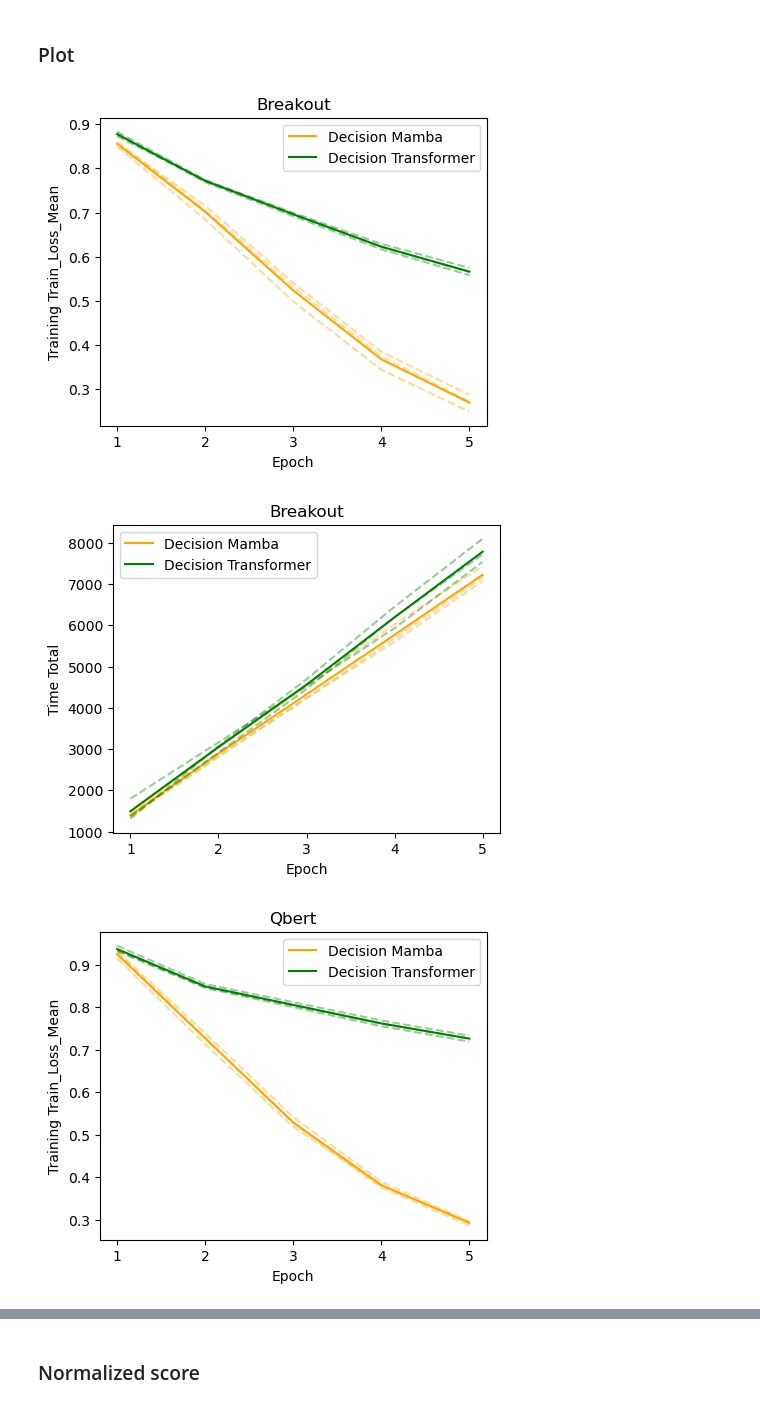
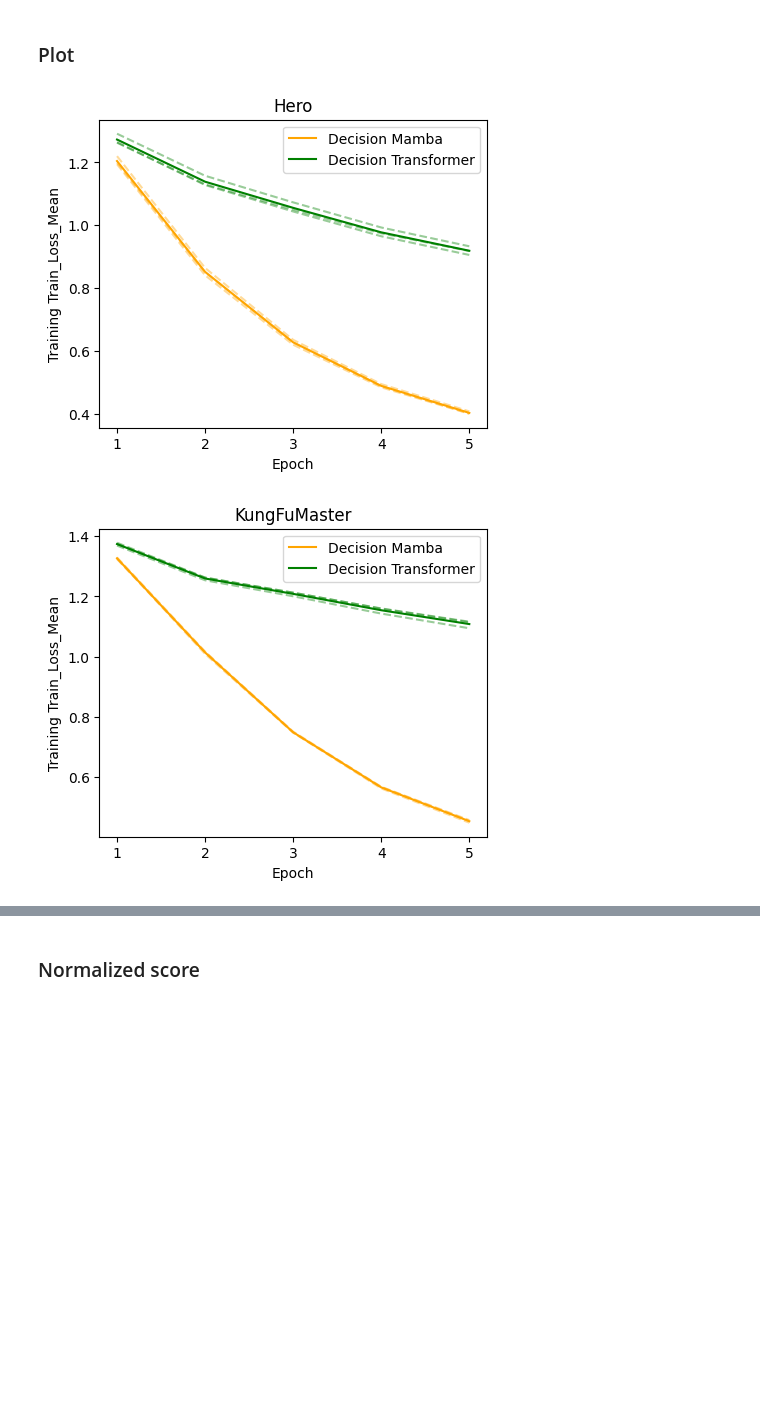
Before and after one commit to 0x1DA9430/Decision-Transformer-vs-Decision-Mamba, a Jupyter notebook: atari/output/plot_output.ipynb, the cells around one changed output, grey strips where cells are left out. Saved outputs shown, nothing was run; the diff lists cells and outputs as text; code cells hidden in the pictures; blank space fills up the shorter version.

```diff
--- a/atari/output/plot_output.ipynb
+++ b/atari/output/plot_output.ipynb
@@ -27,6 +29,6 @@ def process_experiment_data(base_path, experiment_prefix):
 # %%
-base_path = "~/msc-project/atari/output/atari_1/"
-experiment_types = ["dmamba_breakout", "dtrans_breakout", "dmamba_qbert", "dtrans_qbert"]  # add more as needed
+base_path = "~/msc-project/atari/output/atari_30/"
+experiment_types = ["dmamba_hero", "dtrans_hero", "dmamba_kungfumaster", "dtrans_kungfumaster"]  # add more as needed
 
 experiment_results = {}
 
@@ -123,28 +125,27 @@ def plot_metric_over_epochs(base_path, experiment_types, task_name, metric):
     plt.legend()
     plt.show()
 # %%
-base_path = "~/msc-project/atari/output/atari_1/"
-experiment_types = ["dmamba_breakout", "dtrans_breakout"]
+base_path = "~/msc-project/atari/output/atari_30/"
+experiment_types = ["dmamba_hero", "dtrans_hero"]
 metric = "training/train_loss_mean"  # change this to other metrics if needed
-plot_metric_over_epochs(base_path, experiment_types, "Breakout", metric)
+plot_metric_over_epochs(base_path, experiment_types, "Hero", metric)
 
-base_path = "~/msc-project/atari/output/atari_1/"
-experiment_types = ["dmamba_breakout", "dtrans_breakout"]
-metric = "time/total"
-plot_metric_over_epochs(base_path, experiment_types, "Breakout", metric)
+# base_path = "~/msc-project/atari/output/atari_30/"
+# experiment_types = ["dmamba_breakout", "dtrans_breakout"]
+# metric = "time/total"
+# plot_metric_over_epochs(base_path, experiment_types, "Breakout", metric)
 
 
 
-base_path = "~/msc-project/atari/output/atari_1/"
-experiment_types = ["dmamba_qbert", "dtrans_qbert"]
+base_path = "~/msc-project/atari/output/atari_30/"
+experiment_types = ["dmamba_kungfumaster", "dtrans_kungfumaster"]
 metric = "training/train_loss_mean"
-plot_metric_over_epochs(base_path, experiment_types, "Qbert", metric)
+plot_metric_over_epochs(base_path, experiment_types, "KungFuMaster", metric)
 
-base_path = "~/msc-project/atari/output/atari_1/"
-experiment_types = ["dmamba_qbert", "dtrans_qbert"]
-metric = "time/total"
-plot_metric_over_epochs(base_path, experiment_types, "Qbert", metric)
+# base_path = "~/msc-project/atari/output/atari_1/"
+# experiment_types = ["dmamba_qbert", "dtrans_qbert"]
+# metric = "time/total"
+# plot_metric_over_epochs(base_path, experiment_types, "Qbert", metric)
 # %% [output]
-[figure, old version]
+[figure, new version]
-[figure, old version]
+[figure, new version]
-[figure, removed]
```
Also changed, not shown: parts of 4 cells of this notebook, 2 other files.
